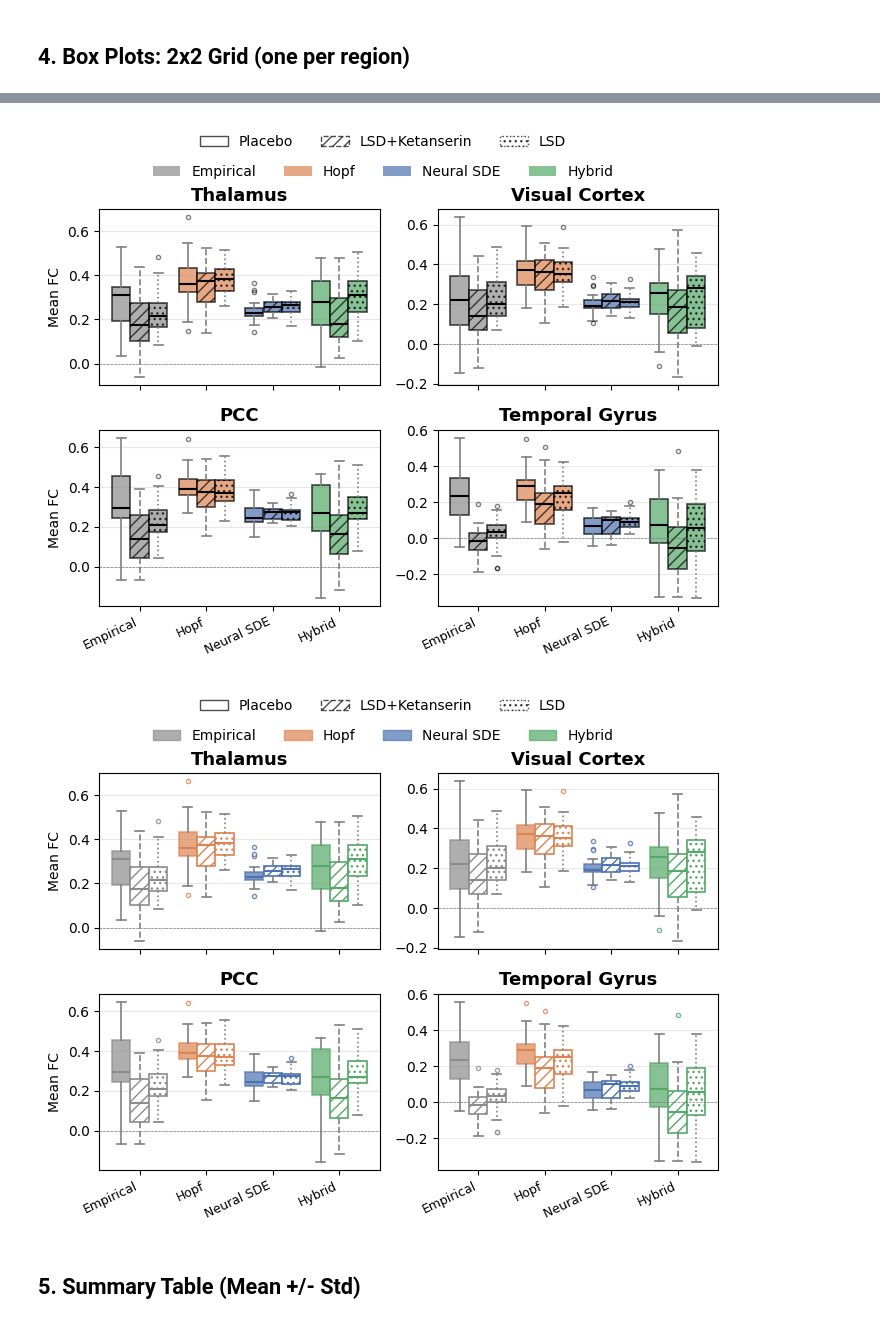
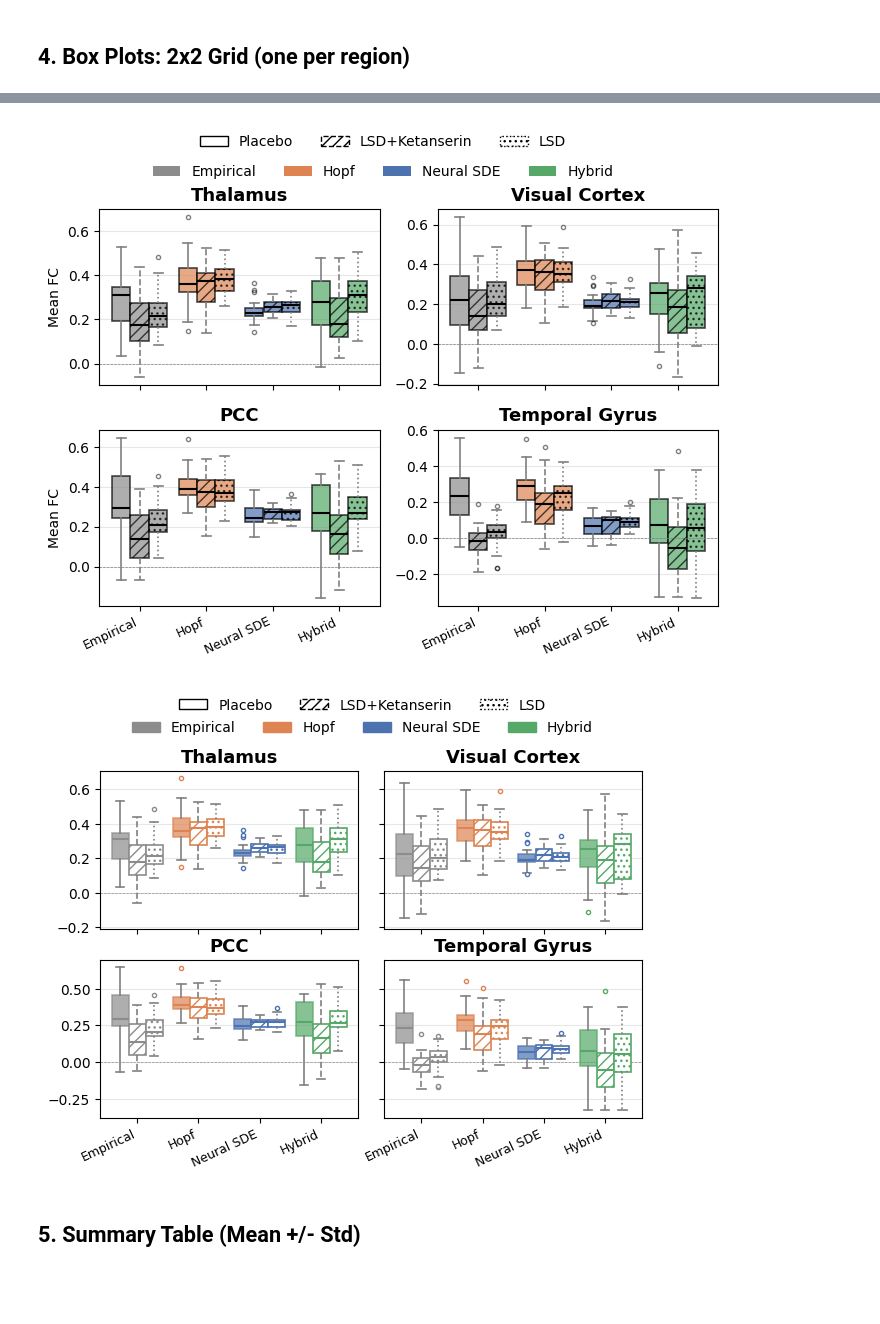
Before and after one commit to dani2442/neuroscience_control, a Jupyter notebook: examples/fc_boxplots.ipynb, the cells around one changed output, grey strips where cells are left out. Saved outputs shown, nothing was run; the diff lists cells and outputs as text; code cells hidden in the pictures; blank space fills up the shorter version.

```diff
--- a/examples/fc_boxplots.ipynb
+++ b/examples/fc_boxplots.ipynb
@@ -429,7 +429,7 @@ for roi_idx in range(n_rois):
 # 3. Create Legends
 # Legend A: Models (Colors)
 model_patches = [
-    mpatches.Patch(facecolor=FC_MODEL_COLORS[m], alpha=0.7, label=m)
+    mpatches.Patch(facecolor=FC_MODEL_COLORS[m], alpha=1.0, label=m)
     for m in model_names2
 ]
 
@@ -437,7 +437,7 @@ model_patches = [
 # We use white facecolor here so the pattern is clear in the legend
 cond_patches = [
     mpatches.Patch(
-        facecolor="white", edgecolor="black", alpha=0.7,
+        facecolor="white", edgecolor="black", alpha=1.0,
         hatch=CONDITION_HATCHES[cv], linestyle=CONDITION_LINESTYLES[cv],
         label=CONDITION_LABELS[cv]
     )
@@ -467,7 +467,7 @@ plt.savefig("paper/images_svg/lsd/fc_boxplots_by_region.svg", bbox_inches="tight
 
 plt.show()
 # %% [output]
-[figure, old version]
+[figure, new version]
 # %%
 import matplotlib.pyplot as plt
 import matplotlib.patches as mpatches
@@ -483,7 +483,6 @@ FC_MODEL_COLORS = {
 }
 
 # 2. Map Shapes/Patterns to Conditions
-# We'll use hatch patterns (solid, striped, dotted) and box edge line styles.
 CONDITION_HATCHES = {
     ctrl_vals[0]: "",      # Plain (solid fill)
     ctrl_vals[1]: "///",   # Dashed/Slanted stripes
@@ -507,7 +506,8 @@ n_conds = len(ctrl_vals)
 box_width = 0.25
 group_width = n_conds * box_width + 0.15  # spacing between model groups
 
-fig, axes = plt.subplots(2, 2, figsize=(7, 5))
+# CHANGE 1: Added sharey='row' to share the y-axis and remove inner ticks
+fig, axes = plt.subplots(2, 2, figsize=(7, 4.5), sharey='row', gridspec_kw={'wspace': 0.1})
 axes = axes.flatten()
 
 for roi_idx in range(n_rois):
@@ -536,6 +536,7 @@ for roi_idx in range(n_rois):
             bp = ax.boxplot(
                 values, positions=[pos], widths=box_width * 0.99,
                 patch_artist=True, manage_ticks=False,
+                zorder=3,
                 boxprops=dict(
                     facecolor=box_facecolor,
                     alpha=box_alpha,
@@ -544,15 +545,16 @@ for roi_idx in range(n_rois):
                     linewidth=1.2,
                     hatch=CONDITION_HATCHES[cv]    # Apply shape/pattern
                 ),
+                # CHANGE 2: Set median line color to "grey"
                 medianprops=dict(color=model_color, linewidth=1.5),
-                whiskerprops=dict(color="grey", linestyle=CONDITION_LINESTYLES[cv], linewidth=1.2), # Set to grey
-                capprops=dict(color="grey", linewidth=1.2), # Set to grey
+                whiskerprops=dict(color="grey", linestyle=CONDITION_LINESTYLES[cv], linewidth=1.2),
+                capprops=dict(color="grey", linewidth=1.2),
                 flierprops=dict(
                     marker="o",
                     markersize=3,
                     markeredgecolor=model_color,   # Dot outlines
                     markerfacecolor="white",       # Dot background
-                    alpha=0.8
+                    alpha=1.0
                 ),
             )
             all_bp.append(bp)
@@ -564,53 +566,53 @@ for roi_idx in range(n_rois):
     else:
         ax.set_xticklabels([])
 
-    if roi_idx % 2 == 0:
-        ax.set_ylabel("Mean FC", fontsize=10)
+    #if roi_idx % 2 == 0:
+    #    ax.set_ylabel("Mean FC", fontsize=10)
 
     ax.set_title(ROI_NAMES[roi_idx], fontsize=13, fontweight="bold")
     ax.grid(axis="y", alpha=0.3)
-    ax.axhline(0, color="gray", linewidth=0.5, linestyle="--")
+    ax.axhline(0, color="gray", linewidth=0.5, linestyle="--", zorder=1)
 
 
 # 3. Create Legends
-# Legend A: Models (Colors) - Updated edgecolor to match the new box styles
+# Legend A: Models (Colors)
 model_patches = [
-    mpatches.Patch(facecolor=FC_MODEL_COLORS[m], edgecolor=FC_MODEL_COLORS[m], alpha=0.7, label=m)
+    mpatches.Patch(facecolor=FC_MODEL_COLORS[m], edgecolor=FC_MODEL_COLORS[m], alpha=1.0, label=m)
     for m in model_names2
 ]
 
 # Legend B: Conditions (Shapes/Patterns)
 cond_patches = [
     mpatches.Patch(
-        facecolor="white", edgecolor="black", alpha=0.7,
+        facecolor="white", edgecolor="black", alpha=1.0,
         hatch=CONDITION_HATCHES[cv], linestyle=CONDITION_LINESTYLES[cv],
         label=CONDITION_LABELS[cv]
     )
     for cv in ctrl_vals
 ]
 
 # Add both legends to the top
 fig.legend(handles=cond_patches, loc="upper center", ncol=n_conds, fontsize=10,
-           bbox_to_anchor=(0.5, 1.10), frameon=False)
+           bbox_to_anchor=(0.5, 1.07), frameon=False)
 
 fig.legend(handles=model_patches, loc="upper center", ncol=n_models, fontsize=10,
-           bbox_to_anchor=(0.5, 1.04), frameon=False)
+           bbox_to_anchor=(0.5, 1.02), frameon=False)
 
 plt.tight_layout()
 
 # Save logic
 Path("paper/images/lsd").mkdir(parents=True, exist_ok=True)
 plt.savefig("paper/images/lsd/fc_boxplots_by_region.pdf", bbox_inches="tight", dpi=150)
 
 Path("paper/images_png/lsd").mkdir(parents=True, exist_ok=True)
 plt.savefig("paper/images_png/lsd/fc_boxplots_by_region.png", bbox_inches="tight", dpi=200)
 
 Path("paper/images_svg/lsd").mkdir(parents=True, exist_ok=True)
 plt.savefig("paper/images_svg/lsd/fc_boxplots_by_region.svg", bbox_inches="tight")
 
 plt.show()
 # %% [output]
-[figure, old version]
+[figure, new version]
 # %% [markdown]
 ## 5. Summary Table (Mean +/- Std)
 # %%
```
Also changed, not shown: parts of 6 cells of this notebook, 5 other files.
